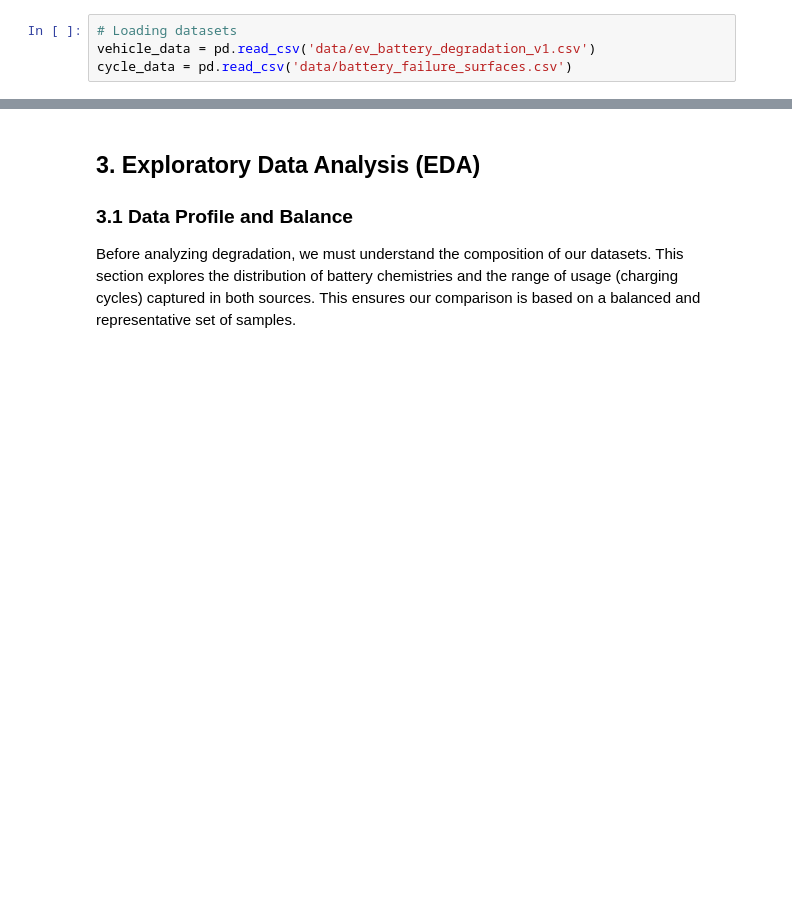
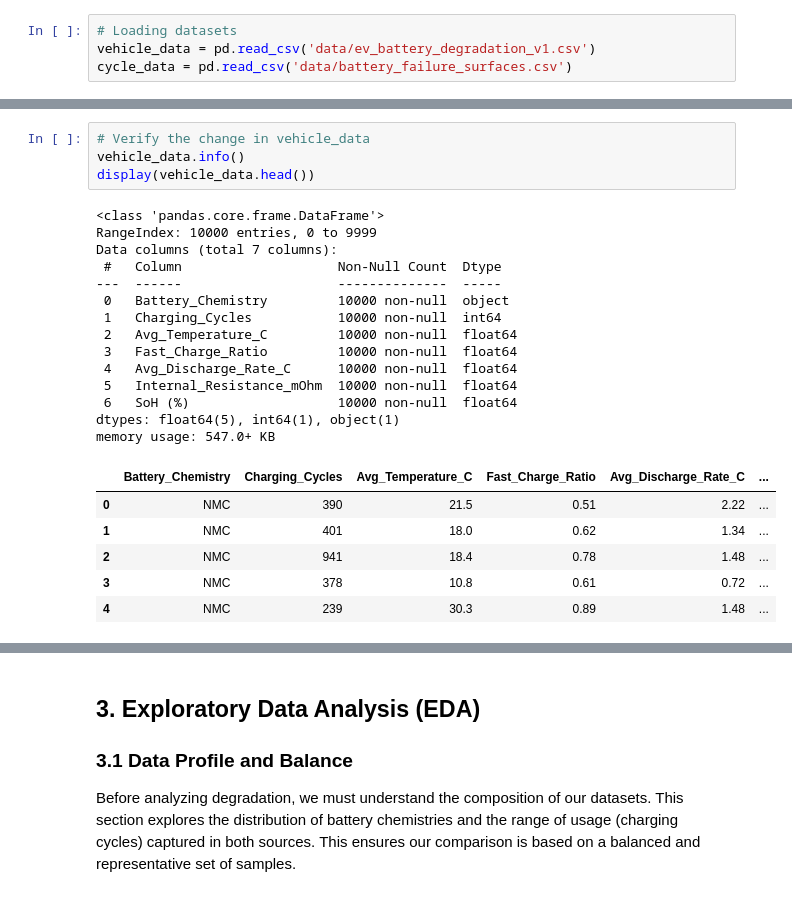
Before and after one commit to Ivan-Pelovski/Data-Science, a Jupyter notebook: NMC-vs-LFP.ipynb, the cells around one changed output, grey strips where cells are left out. Cells and saved outputs as stored; diff of their text form; blank space fills up the shorter version.

```diff
--- a/NMC-vs-LFP.ipynb
+++ b/NMC-vs-LFP.ipynb
@@ -124,0 +155,25 @@ Unique values now: ['NMC' 'LFP']
+# %%
+# Verify the change in vehicle_data
+vehicle_data.info()
+display(vehicle_data.head())
+# %% [output]
+<class 'pandas.core.frame.DataFrame'>
+RangeIndex: 10000 entries, 0 to 9999
+Data columns (total 7 columns):
+ #   Column                    Non-Null Count  Dtype
+---  ------                    --------------  -----
+ 0   Battery_Chemistry         10000 non-null  object
+ 1   Charging_Cycles           10000 non-null  int64
+ 2   Avg_Temperature_C         10000 non-null  float64
+ 3   Fast_Charge_Ratio         10000 non-null  float64
+ 4   Avg_Discharge_Rate_C      10000 non-null  float64
+ 5   Internal_Resistance_mOhm  10000 non-null  float64
+ 6   SoH (%)                   10000 non-null  float64
+dtypes: float64(5), int64(1), object(1)
+memory usage: 547.0+ KB
+|  | Battery_Chemistry | Charging_Cycles | Avg_Temperature_C | Fast_Charge_Ratio | Avg_Discharge_Rate_C | ... |
+| 0 | NMC | 390 | 21.5 | 0.51 | 2.22 | ... |
+| 1 | NMC | 401 | 18.0 | 0.62 | 1.34 | ... |
+| 2 | NMC | 941 | 18.4 | 0.78 | 1.48 | ... |
+| 3 | NMC | 378 | 10.8 | 0.61 | 0.72 | ... |
+| 4 | NMC | 239 | 30.3 | 0.89 | 1.48 | ... |
```
Also changed, not shown: parts of 5 cells of this notebook.
